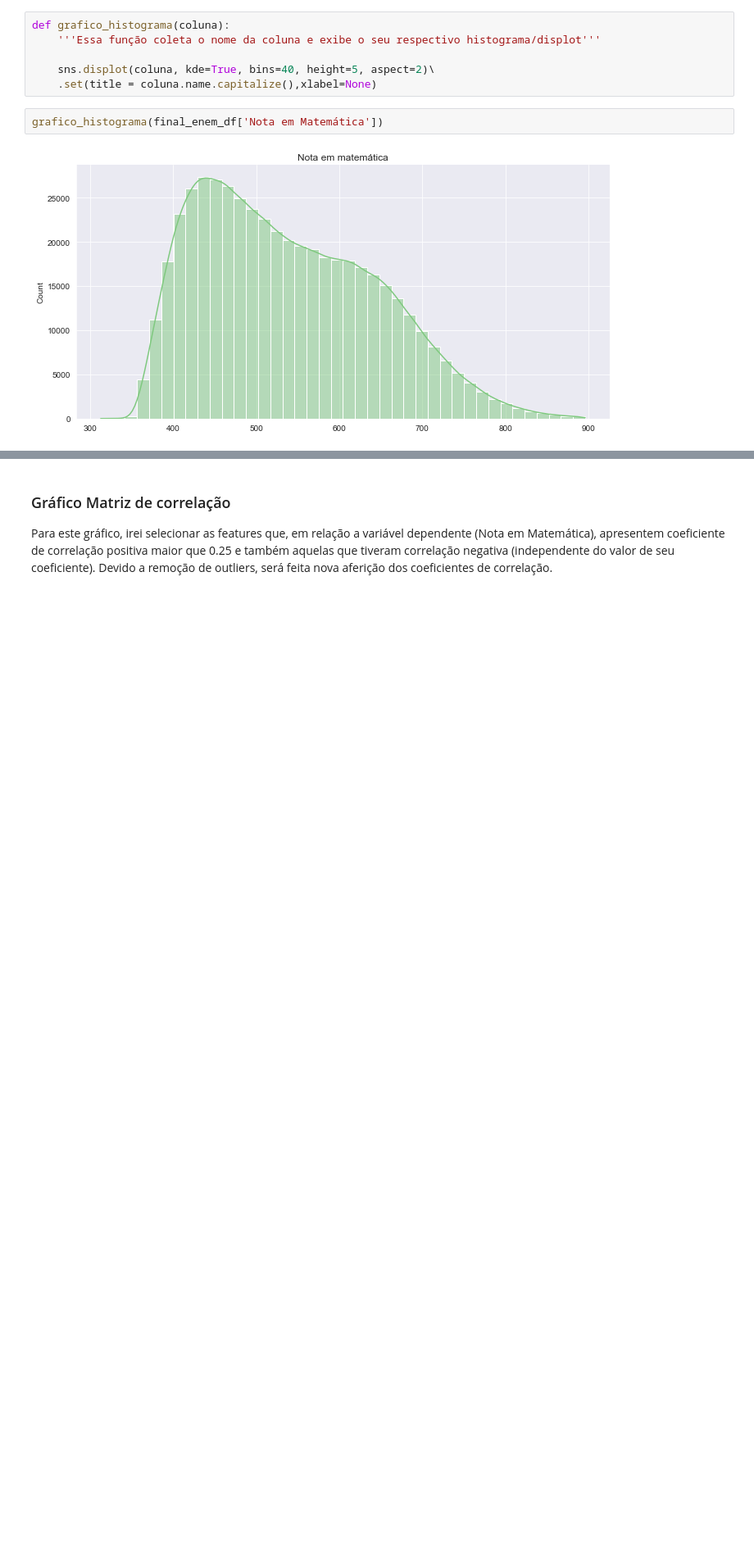
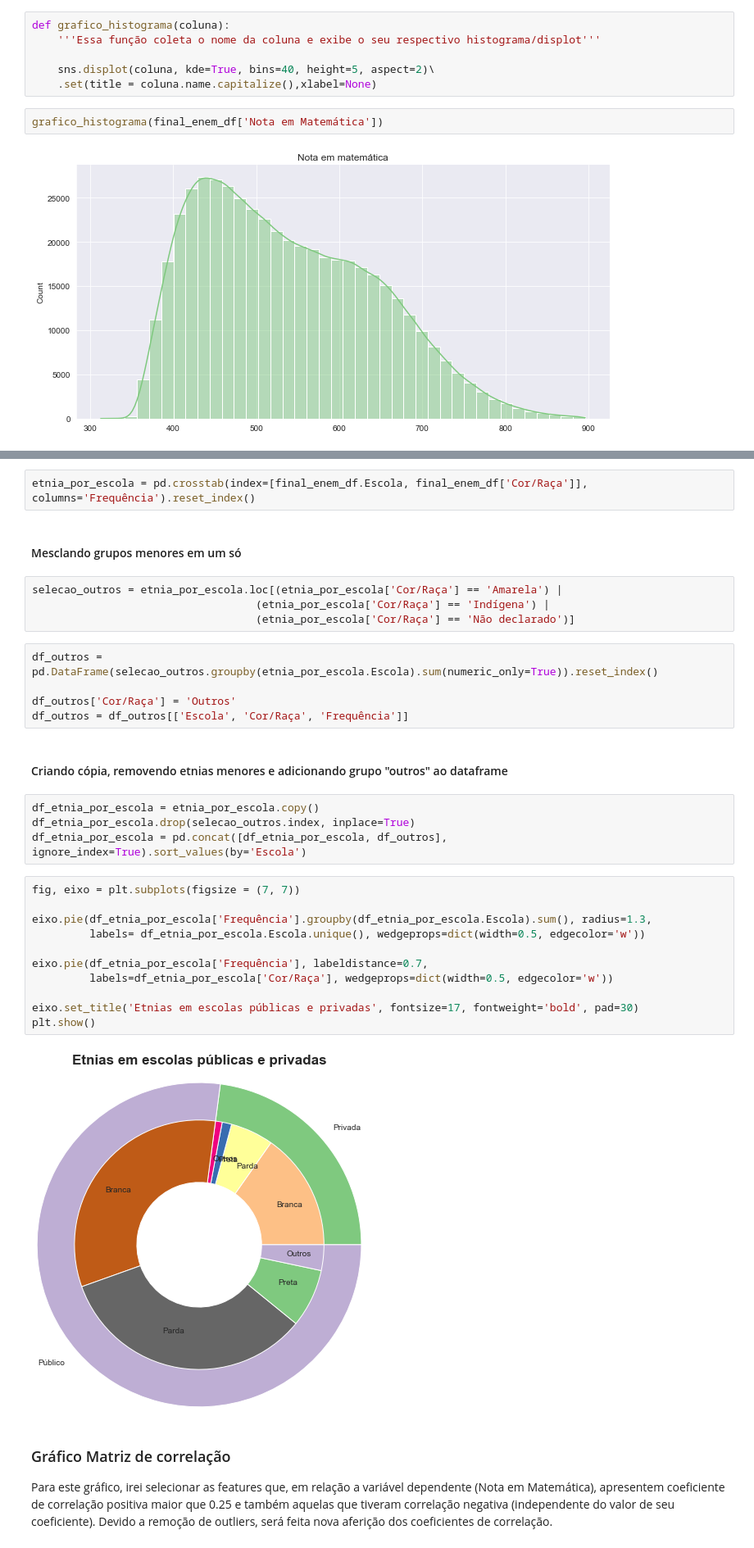
Before and after one commit to ihaveonesun/Projeto-Final-Semantix, a Jupyter notebook: projeto_final_enem.ipynb, the cells around one changed output, grey strips where cells are left out. Shown at 82% size. Drawn from its saved outputs; the diff is of its cells as text; blank space fills up the shorter version.

Commit message:
Updated pie chart
Replaced the previous two pie charts for a nested one.

```diff
--- a/projeto_final_enem.ipynb
+++ b/projeto_final_enem.ipynb
@@ -480,3 +465,35 @@ grafico_pie(1)
+# %%
+etnia_por_escola = pd.crosstab(index=[final_enem_df.Escola, final_enem_df['Cor/Raça']], columns='Frequência').reset_index()
+# %% [markdown]
+#### Mesclando grupos menores em um só
+# %%
+selecao_outros = etnia_por_escola.loc[(etnia_por_escola['Cor/Raça'] == 'Amarela') |
+                                   (etnia_por_escola['Cor/Raça'] == 'Indígena') |
+                                   (etnia_por_escola['Cor/Raça'] == 'Não declarado')]
+# %%
+df_outros = pd.DataFrame(selecao_outros.groupby(etnia_por_escola.Escola).sum(numeric_only=True)).reset_index()
+
+df_outros['Cor/Raça'] = 'Outros'
+df_outros = df_outros[['Escola', 'Cor/Raça', 'Frequência']]
+# %% [markdown]
+#### Criando cópia, removendo etnias menores e adicionando grupo "outros" ao dataframe
+# %%
+df_etnia_por_escola = etnia_por_escola.copy()
+df_etnia_por_escola.drop(selecao_outros.index, inplace=True)
+df_etnia_por_escola = pd.concat([df_etnia_por_escola, df_outros], ignore_index=True).sort_values(by='Escola')
+# %%
+fig, eixo = plt.subplots(figsize = (7, 7))
+
+eixo.pie(df_etnia_por_escola['Frequência'].groupby(df_etnia_por_escola.Escola).sum(), radius=1.3,
+         labels= df_etnia_por_escola.Escola.unique(), wedgeprops=dict(width=0.5, edgecolor='w'))
+
+eixo.pie(df_etnia_por_escola['Frequência'], labeldistance=0.7,
+         labels=df_etnia_por_escola['Cor/Raça'], wedgeprops=dict(width=0.5, edgecolor='w'))
+
+eixo.set_title('Etnias em escolas públicas e privadas', fontsize=17, fontweight='bold', pad=30)
+plt.show()
+# %% [output]
+[figure, added]
 # %% [markdown]
 ### Gráfico Matriz de correlação
 Para este gráfico, irei selecionar as features que, em relação a variável dependente (Nota em Matemática), apresentem coeficiente de correlação positiva maior que 0.25 e também aquelas que tiveram correlação negativa (independente do valor de seu  coeficiente).
```
Also changed, not shown: parts of 6 cells of this notebook.
